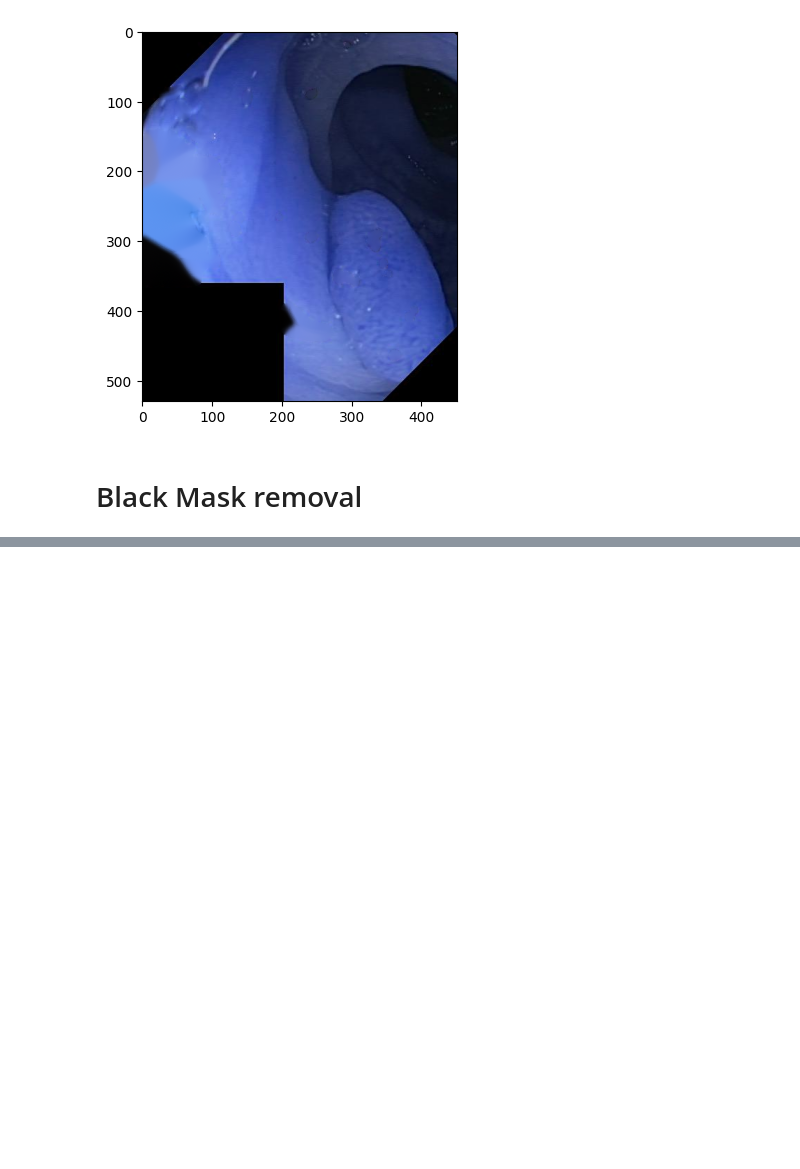
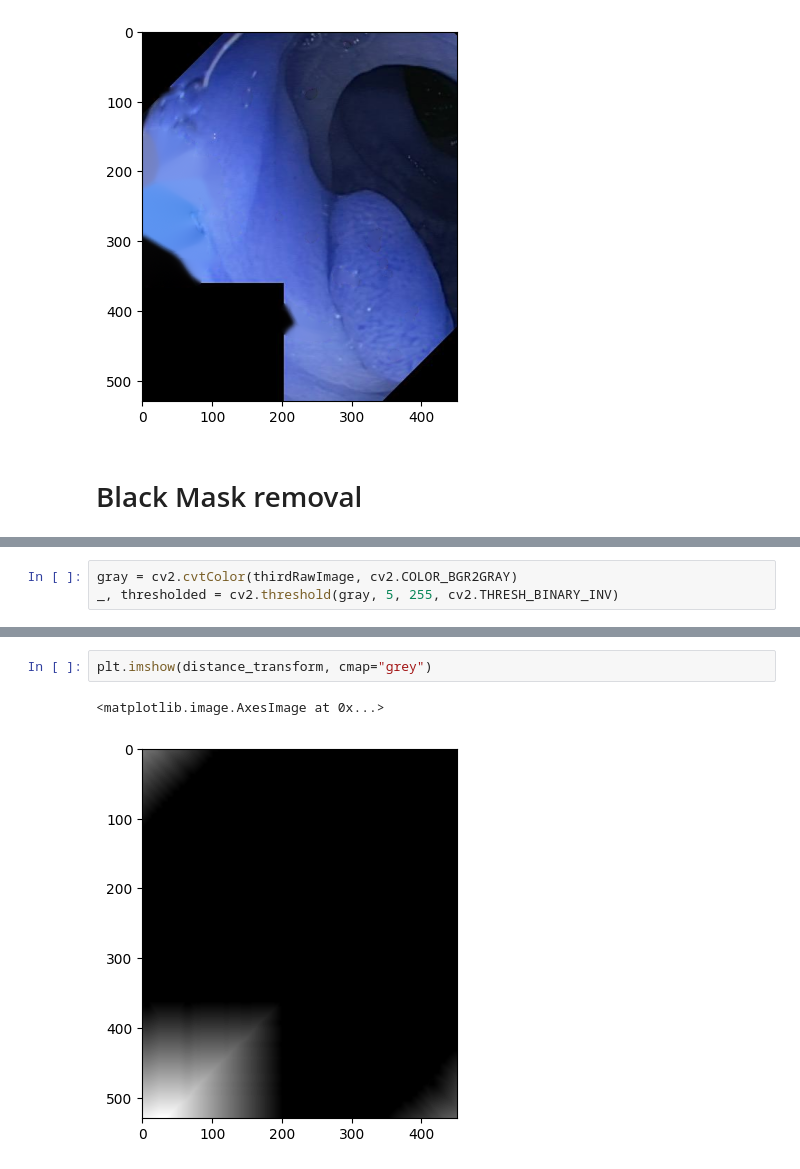
Before and after one commit to AdiJoost/medVQA-imageClef-Polyps, a Jupyter notebook: image_preparation.ipynb, the cells around one changed output, grey strips where cells are left out. Cells and saved outputs as stored; diff of their text form; blank space fills up the shorter version.

```diff
--- a/image_preparation.ipynb
+++ b/image_preparation.ipynb
@@ -101,0 +116,3 @@ plt.imshow(imageMask)
+# %%
+gray = cv2.cvtColor(thirdRawImage, cv2.COLOR_BGR2GRAY)
+_, thresholded = cv2.threshold(gray, 5, 255, cv2.THRESH_BINARY_INV)
@@ -101,0 +219,5 @@ plt.imshow(imageMask)
+# %%
+plt.imshow(distance_transform, cmap="grey")
+# %% [output]
+<matplotlib.image.AxesImage at 0x...>
+[figure, added]
```
Also changed, not shown: parts of 14 cells of this notebook.
